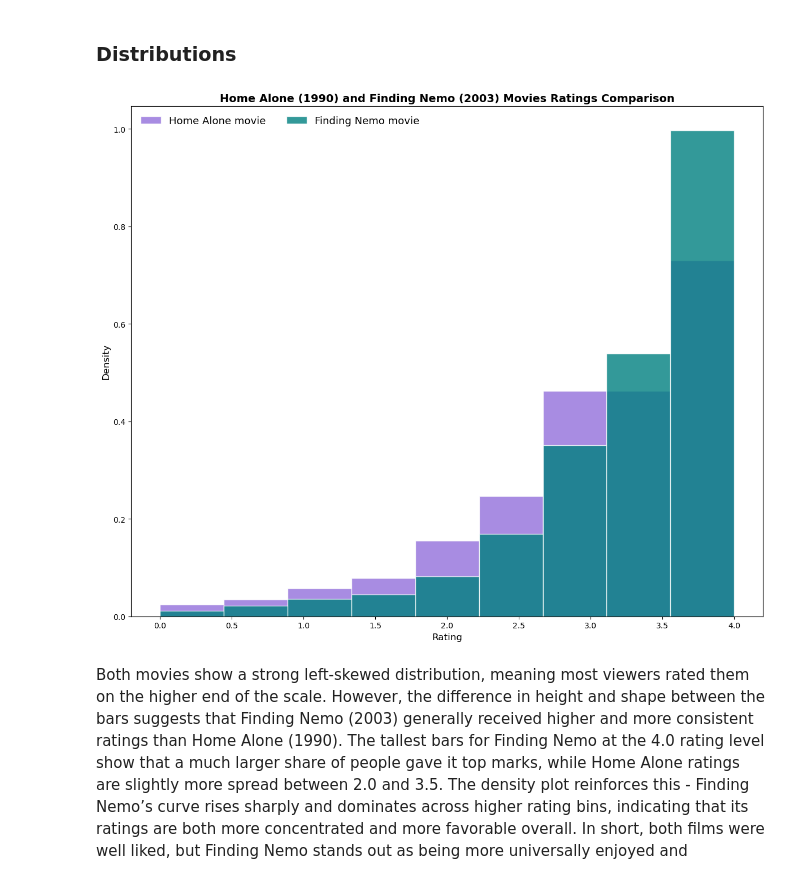
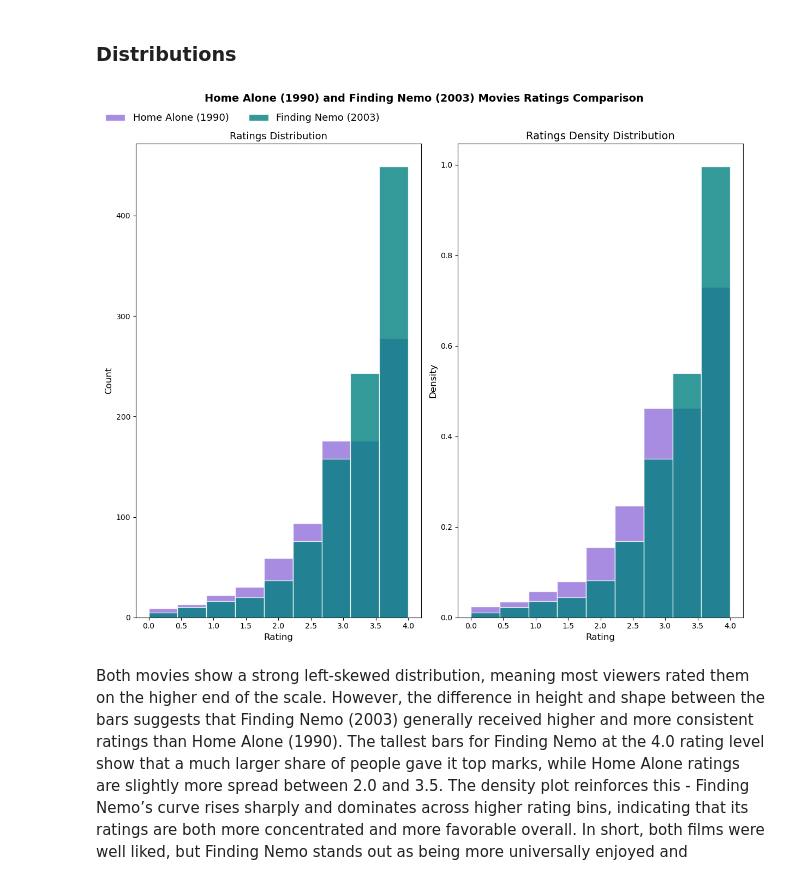
Before and after one commit to jtad96/hypothesis-testing-project, a Jupyter notebook: analyses/beibarys_questions7,8,9.ipynb, the cells around one changed output. Cells and saved outputs as stored; diff of their text form; code cells hidden in the pictures.

Commit message:
Update beibarys_questions7,8,9.ipynb
changed visuals adding rating density distribution for Q9

```diff
--- a/analyses/beibarys_questions7,8,9.ipynb
+++ b/analyses/beibarys_questions7,8,9.ipynb
@@ -870,35 +1002,45 @@ Both movies have equal numbers of rows, so we can proceed with the analysis.
 ### Distributions
 # %%
 # preparing the graph
-plt.figure(figsize= (12, 10))
+fig, axes = plt.subplots(1, 2, figsize=(12,10))
 
-# graph
-# histograpms
-plt.hist(home_alone, bins=9, color="mediumpurple", edgecolor="white", alpha=0.8, density = True)
-plt.hist(finding_nemo, bins=9, color="teal", edgecolor="white", alpha=0.8, density = True)
+# Alone watchers
+axes[0].hist(home_alone, bins=9, color="mediumpurple", edgecolor="white", alpha=0.8)
+axes[0].hist(finding_nemo, bins=9, color="teal", edgecolor="white", alpha=0.8)
 
 # aesthetics
-plt.title("Home Alone (1990) and Finding Nemo (2003) Movies Ratings Comparison", fontsize=14, fontweight = "bold")
+axes[0].set_title("Ratings Distribution", fontsize=13)
+axes[0].set_xlabel("Rating", fontsize = 12)
+axes[0].set_ylabel("Count", fontsize = 12)
 
-# axes
-plt.xlabel("Rating", fontsize = 12)
-plt.ylabel("Density", fontsize = 12)
+# Social watchers
+axes[1].hist(home_alone, bins=9, color="mediumpurple", edgecolor="white", alpha=0.8, density = True)
+axes[1].hist(finding_nemo, bins=9, color="teal", edgecolor="white", alpha=0.8, density = True)
+axes[1].set_title("Ratings Density Distribution", fontsize=14)
+axes[1].set_xlabel("Rating", fontsize = 12)
+axes[1].set_ylabel("Density", fontsize = 12)
 
 
-# legend
-plt.legend(["Home Alone movie",
-            "Finding Nemo movie"],
+
+# common title
+plt.suptitle("Home Alone (1990) and Finding Nemo (2003) Movies Ratings Comparison", fontsize=14, fontweight = "bold",
+             y = 1.02)
+
+
+# common legend
+fig.legend(["Home Alone (1990)",
+            "Finding Nemo (2003)"],
             fontsize = 13,
             loc = "upper left",
             ncol = 2,
             bbox_to_anchor = (0, 1),
             frameon = False)
 
-# show
+
 plt.tight_layout()
 plt.show()
 # %% [output]
-[figure, old version]
+[figure, new version]
 # %% [markdown]
 Both movies show a strong left-skewed distribution, meaning most viewers rated them on the higher end of the scale. However, the difference in height and shape between the bars suggests that Finding Nemo (2003) generally received higher and more consistent ratings than Home Alone (1990). The tallest bars for Finding Nemo at the 4.0 rating level show that a much larger share of people gave it top marks, while Home Alone ratings are slightly more spread between 2.0 and 3.5. The density plot reinforces this - Finding Nemo’s curve rises sharply and dominates across higher rating bins, indicating that its ratings are both more concentrated and more favorable overall. In short, both films were well liked, but Finding Nemo stands out as being more universally enjoyed and consistently rated higher.
 
```
Also changed, not shown: parts of 41 cells of this notebook.
